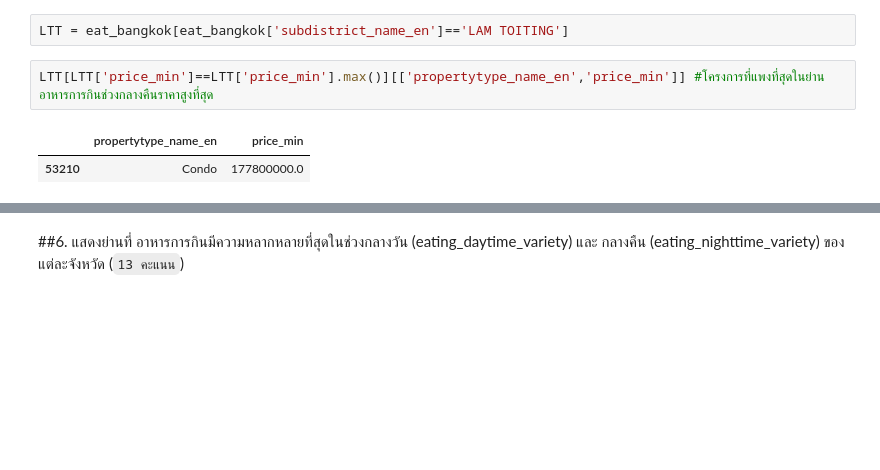
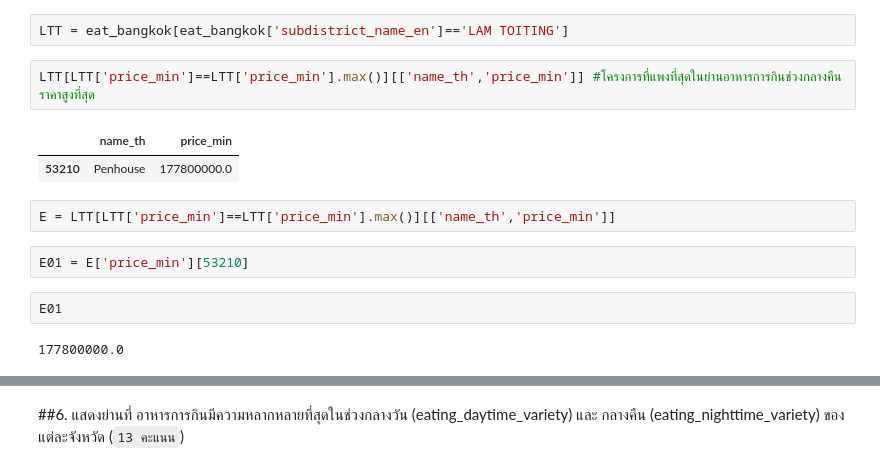
Before and after one commit to nannthd/BasicProg_DataViz65, a Jupyter notebook: midterm65.ipynb, the cells around one changed output, grey strips where cells are left out. Saved outputs shown, nothing was run; the diff lists cells and outputs as text; blank space fills up the shorter version.

```diff
--- a/midterm65.ipynb
+++ b/midterm65.ipynb
@@ -556,7 +556,15 @@ eat_bangkok[eat_bangkok['subdistrict_name_en']=='LAM TOITING'] #ย่านอ
 # %%
 LTT = eat_bangkok[eat_bangkok['subdistrict_name_en']=='LAM TOITING']
 # %%
-LTT[LTT['price_min']==LTT['price_min'].max()][['propertytype_name_en','price_min']] #โครงการที่แพงที่สุดในย่านอาหารการกินช่วงกลางคืนราคาสูงที่สุด
+LTT[LTT['price_min']==LTT['price_min'].max()][['name_th','price_min']] #โครงการที่แพงที่สุดในย่านอาหารการกินช่วงกลางคืนราคาสูงที่สุด
 # %% [output]
-|  | propertytype_name_en | price_min |
-| 53210 | Condo | 177800000.0 |
+|  | name_th | price_min |
+| 53210 | Penhouse | 177800000.0 |
+# %%
+E = LTT[LTT['price_min']==LTT['price_min'].max()][['name_th','price_min']]
+# %%
+E01 = E['price_min'][53210]
+# %%
+E01
+# %% [output]
+177800000.0
```
Also changed, not shown: parts of 22 cells of this notebook.
